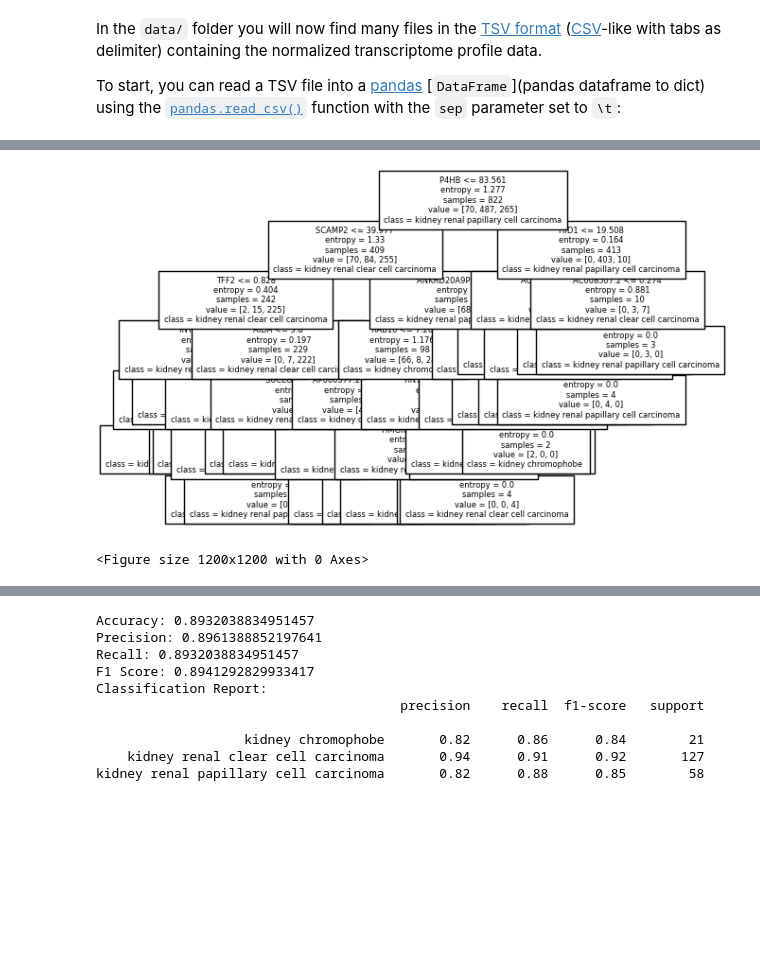
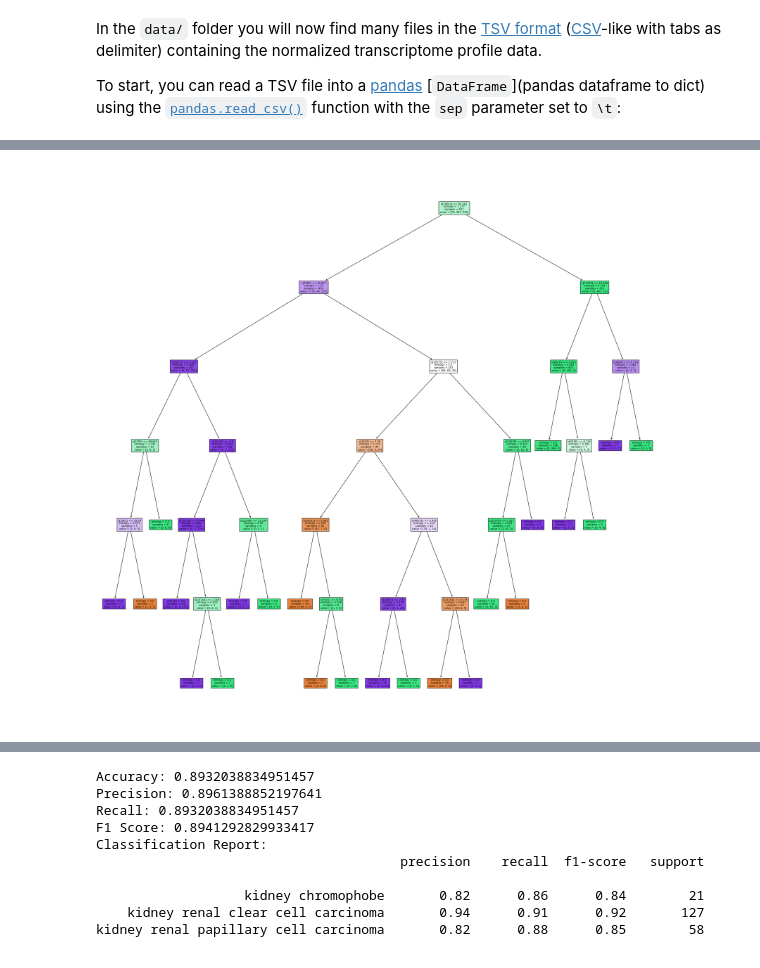
Before and after one commit to HaukeGS/AMLG-Project, a Jupyter notebook: project-cancer-classification.ipynb, the cells around one changed output, grey strips where cells are left out. Cells and saved outputs as stored; diff of their text form; code cells hidden in the pictures; blank space fills up the shorter version.

Commit message:
tree

```diff
--- a/project-cancer-classification.ipynb
+++ b/project-cancer-classification.ipynb
@@ -325,7 +293,7 @@ from sklearn.model_selection import train_test_split
 from sklearn.tree import DecisionTreeClassifier
 import pandas as pd
 # Load the data into a DataFrame
-data = pd.read_csv('/home/jovyan/amlg-release/notebooks/projects/project-cancer-classification/final_data_only_tpm.csv')
+data = pd.read_csv('final_data_only_tpm.csv')
 
 # Split the data into features (X) and target variable (y)
 X = data.drop('cancer_type', axis=1)
@@ -345,13 +313,11 @@ y_pred = classifier.predict(X_val)
 # %%
 import matplotlib.pyplot as plt
 import sklearn.tree
-sklearn.tree.plot_tree(decision_tree=classifier, class_names = ["kidney chromophobe ", "kidney renal papillary cell carcinoma", "kidney renal clear cell carcinoma"], feature_names=second_column_values, fontsize= 6)
+#features = data.columns.tolist()
+#sklearn.tree.plot_tree(decision_tree=classifier, class_names = ["kidney chromophobe ", "kidney renal papillary cell carcinoma", "kidney renal clear cell carcinoma"], feature_names=features, fontsize= 6)
 
-
-plt.figure(figsize=(12,12))
-
-plt.savefig('tree_high_dpi', dpi=100)
+_, ax = plt.subplots(figsize=(30,30)) # Resize figure
+sklearn.tree.plot_tree(classifier, filled=True, ax=ax)
 plt.show()
 # %% [output]
-[figure, old version]
+[figure, new version]
-<Figure size 1200x1200 with 0 Axes>
```
Also changed, not shown: parts of 7 cells of this notebook.
